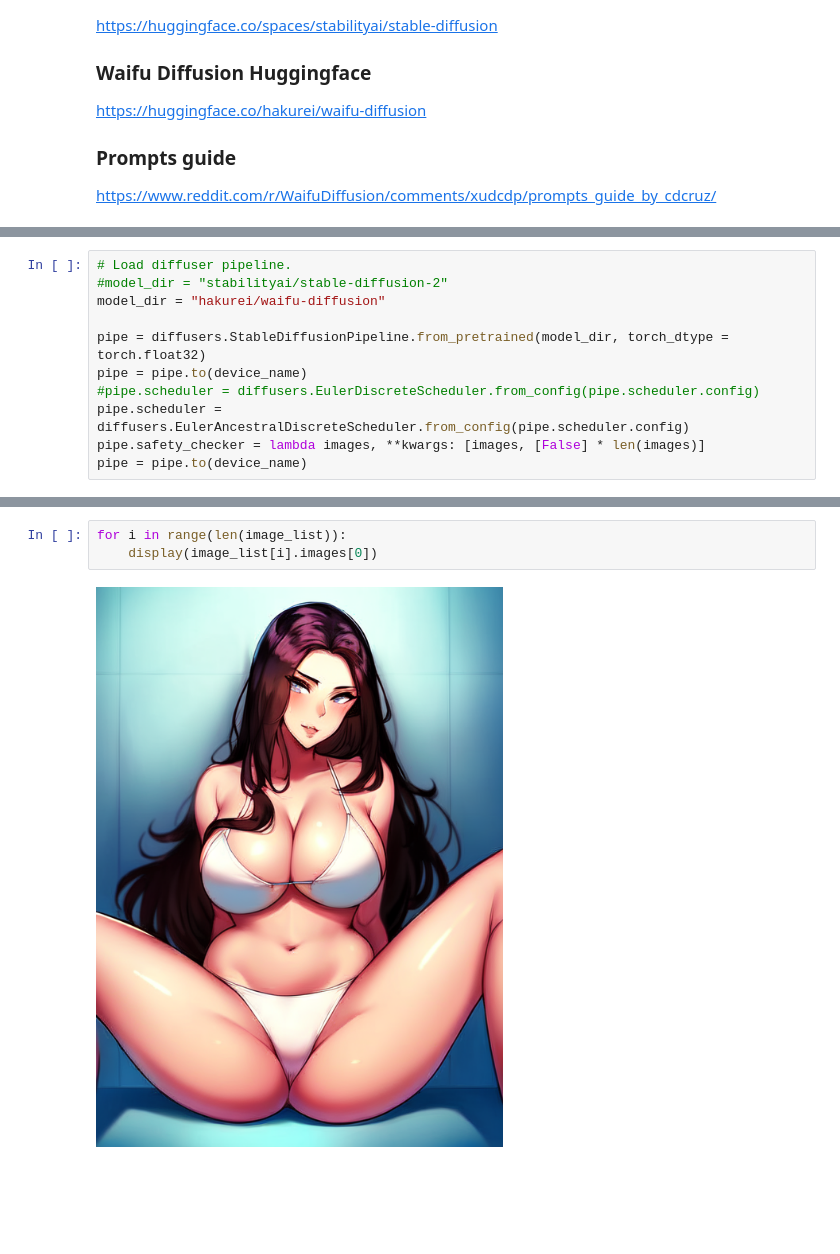
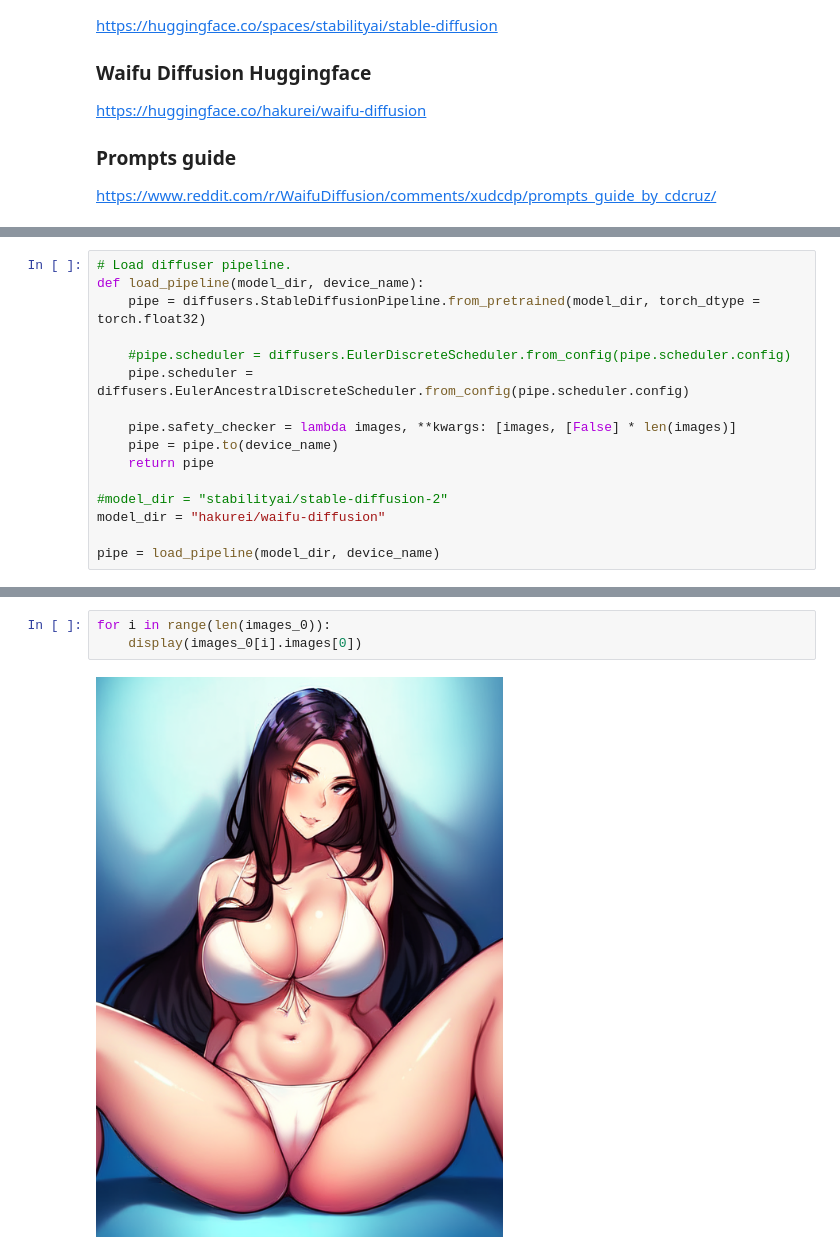
Before and after one commit to natsunoyuki/Data_Science, a Jupyter notebook: Stable Diffusion.ipynb, the cells around one changed output, grey strips where cells are left out. Drawn from its saved outputs; the diff is of its cells as text; blank space fills up the shorter version.

```diff
--- a/Stable Diffusion.ipynb
+++ b/Stable Diffusion.ipynb
@@ -35,13 +32,18 @@ else:
 print("Using {}.".format(device_name))
 # %%
 # Load diffuser pipeline.
+def load_pipeline(model_dir, device_name):
+    pipe = diffusers.StableDiffusionPipeline.from_pretrained(model_dir, torch_dtype = torch.float32)
+
+    #pipe.scheduler = diffusers.EulerDiscreteScheduler.from_config(pipe.scheduler.config)
+    pipe.scheduler = diffusers.EulerAncestralDiscreteScheduler.from_config(pipe.scheduler.config)
+
+    pipe.safety_checker = lambda images, **kwargs: [images, [False] * len(images)]
+    pipe = pipe.to(device_name)
+    return pipe
+
 #model_dir = "stabilityai/stable-diffusion-2"
 model_dir = "hakurei/waifu-diffusion"
 
-pipe = diffusers.StableDiffusionPipeline.from_pretrained(model_dir, torch_dtype = torch.float32)
-pipe = pipe.to(device_name)
-#pipe.scheduler = diffusers.EulerDiscreteScheduler.from_config(pipe.scheduler.config)
-pipe.scheduler = diffusers.EulerAncestralDiscreteScheduler.from_config(pipe.scheduler.config)
-pipe.safety_checker = lambda images, **kwargs: [images, [False] * len(images)]
-pipe = pipe.to(device_name)
+pipe = load_pipeline(model_dir, device_name)
 # %%
@@ -76,5 +76,5 @@ The following part of your input was truncated because CLIP can only handle sequ
 # %%
-for i in range(len(image_list)):
-    display(image_list[i].images[0])
+for i in range(len(images_0)):
+    display(images_0[i].images[0])
 # %% [output]
-[figure, old version]
+[figure, new version]
```
Also changed, not shown: parts of 4 cells of this notebook.
